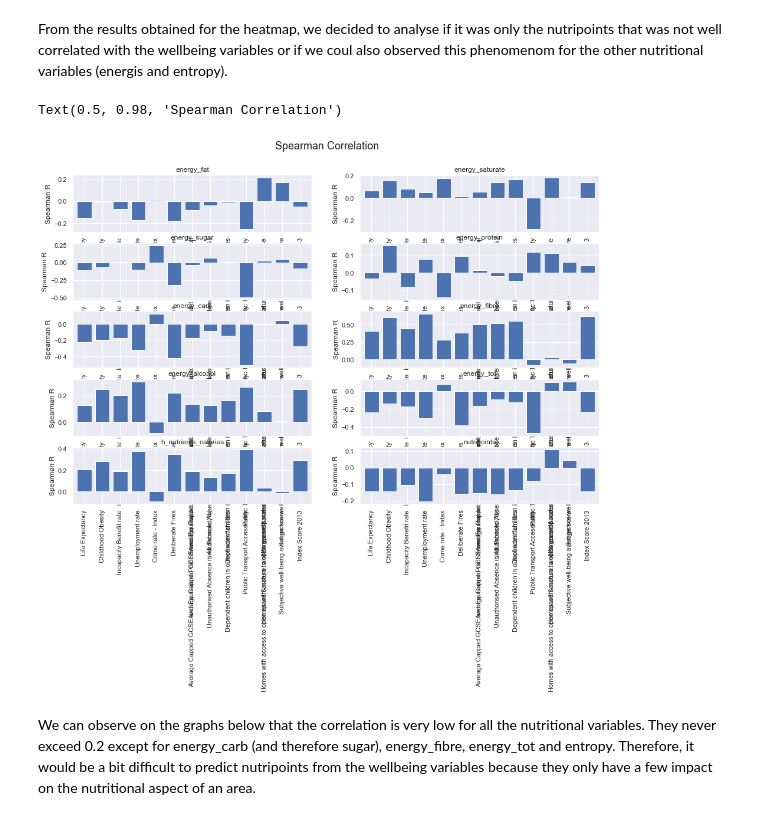
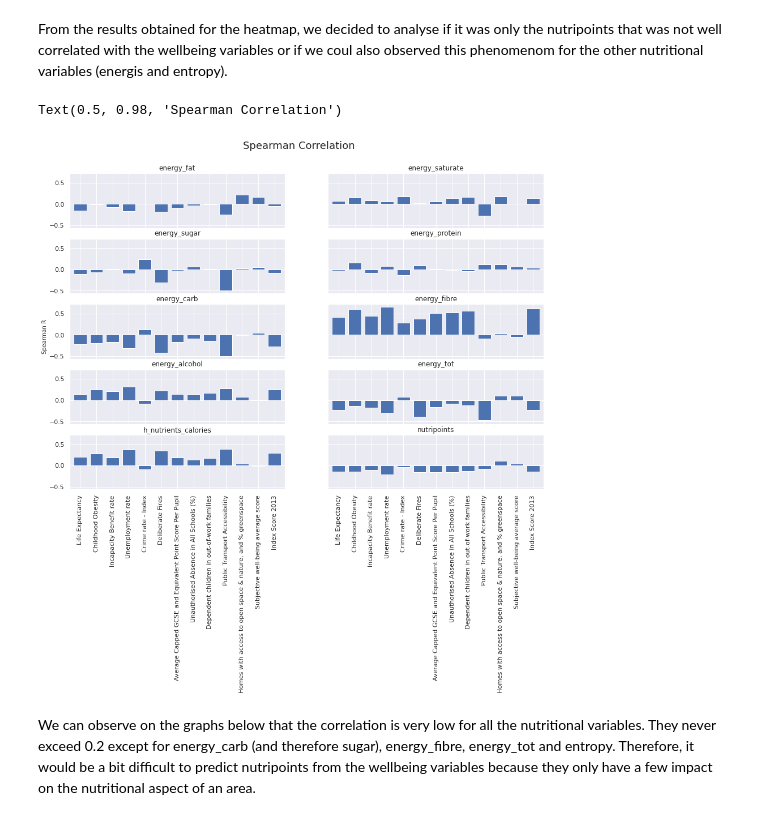
Before and after one commit to epfl-ada/ada-2020-project-milestone-p3-p3_caxaga, a Jupyter notebook: main.ipynb, the cells around one changed output. Drawn from its saved outputs; the diff is of its cells as text; code cells hidden in the pictures.

```diff
--- a/main.ipynb
+++ b/main.ipynb
@@ -224,9 +220,9 @@ display(wellbeing_scores.head())
 | 3 | E05000455 | Abbey | 1.954939 | 6.874674 | 14.659226 | 9.631054 | ... |
 | 4 | E05000455 | Abbey | 1.954939 | 6.874674 | 14.659226 | 9.631054 | ... |
 # %%
-#Selection of the columns of interest in year_grocery dataset
-list_column = ["area_id", "energy_tot", "energy_fat", "energy_saturate", "energy_sugar", "energy_protein", "energy_carb",
-               "energy_fibre", "energy_alcohol", "h_nutrients_calories", "nutripoints"]
+# Selection of the columns of interest in year_grocery dataset
+list_column = ["area_id", "energy_tot", "energy_fat", "energy_saturate", "energy_sugar", "energy_protein",
+               "energy_carb", "energy_fibre", "energy_alcohol", "h_nutrients_calories", "nutripoints"]
 year_grocery = year_grocery.loc[:,
                                 year_grocery.columns.isin(list(list_column))]
 display(year_grocery.head())
@@ -421,9 +417,10 @@ Text(0.5, 0.98, 'Distplot for each nutritional ')
 # %% [markdown]
 It seems that certain variables follow a normal distribution, let's check:
 # %%
-#checking for any normal distribution
+# checking for any normal distribution
 for i in range(len(COLUMNS)):
-    print(wellbeing_grocery_analysis.columns[i], diagnostic.kstest_normal(wellbeing_grocery_analysis.iloc[:, i], dist = 'norm'))
+    print(wellbeing_grocery_analysis.columns[i], diagnostic.kstest_normal(
+        wellbeing_grocery_analysis.iloc[:, i], dist='norm'))
 # %% [output]
 energy_fat (0.07903216865905405, 0.0009999999999998899)
 energy_saturate (0.05326903182093623, 0.007581189826131957)
@@ -495,22 +492,23 @@ display(correlation)
 # %% [markdown]
 From the results obtained for the heatmap, we decided to analyse if it was only the nutripoints that was not well correlated with the wellbeing variables or if we coul also observed this phenomenom for the other nutritional variables (energis and entropy).
 # %%
-fig, ax = plt.subplots(5, 2, figsize=(16, 10), sharey=False)
+fig, ax = plt.subplots(5, 2, figsize=(15, 10), sharex=True, sharey=True)
 
 for i in range(len(COLUMNS_GROCERY)):
     sbplt = ax[int(i/2), i % 2]
 
-    correlation[COLUMNS_GROCERY[i]][COLUMNS_SCORES].plot.bar(x=None, y=None, width=0.8, legend=None, ax=sbplt)
-    sbplt.set_ylabel('Spearman R')
+    correlation[COLUMNS_GROCERY[i]][COLUMNS_SCORES].plot.bar(
+        x=None, y=None, width=0.8, legend=None, ax=sbplt)
     sbplt.set_title(wellbeing_grocery_analysis.columns[i], wrap=True)
 
-fig.tight_layout()
+
+fig.text(0.08, 0.5, 'Spearman R', va='center', rotation='vertical')
 fig.subplots_adjust(top=0.9)
 
 fig.suptitle("Spearman Correlation", fontsize=18)
 # %% [output]
 Text(0.5, 0.98, 'Spearman Correlation')
-[figure, old version]
+[figure, new version]
 # %% [markdown]
 We can observe on the graphs below that the correlation is very low for all the nutritional variables. They never exceed 0.2 except for energy_carb (and therefore sugar), energy_fibre, energy_tot and entropy. Therefore, it would be a bit difficult to predict nutripoints from the wellbeing variables because they only have a few impact on the nutritional aspect of an area.
 # %% [markdown]
```
Also changed, not shown: parts of 43 cells of this notebook, 9 other files.
